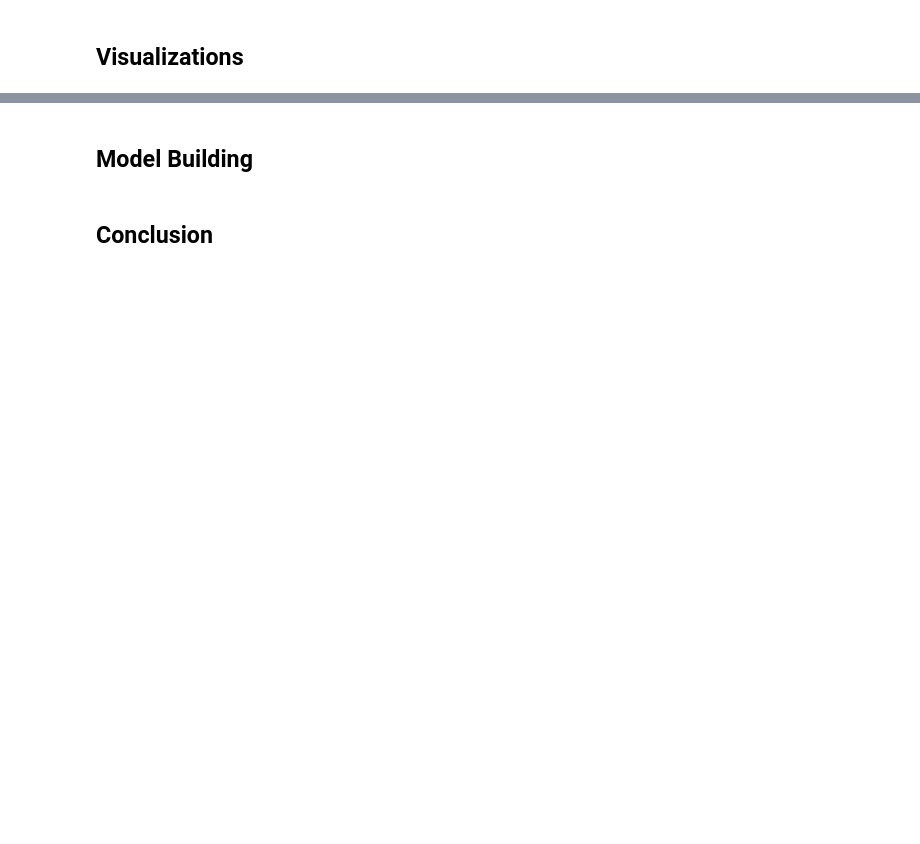
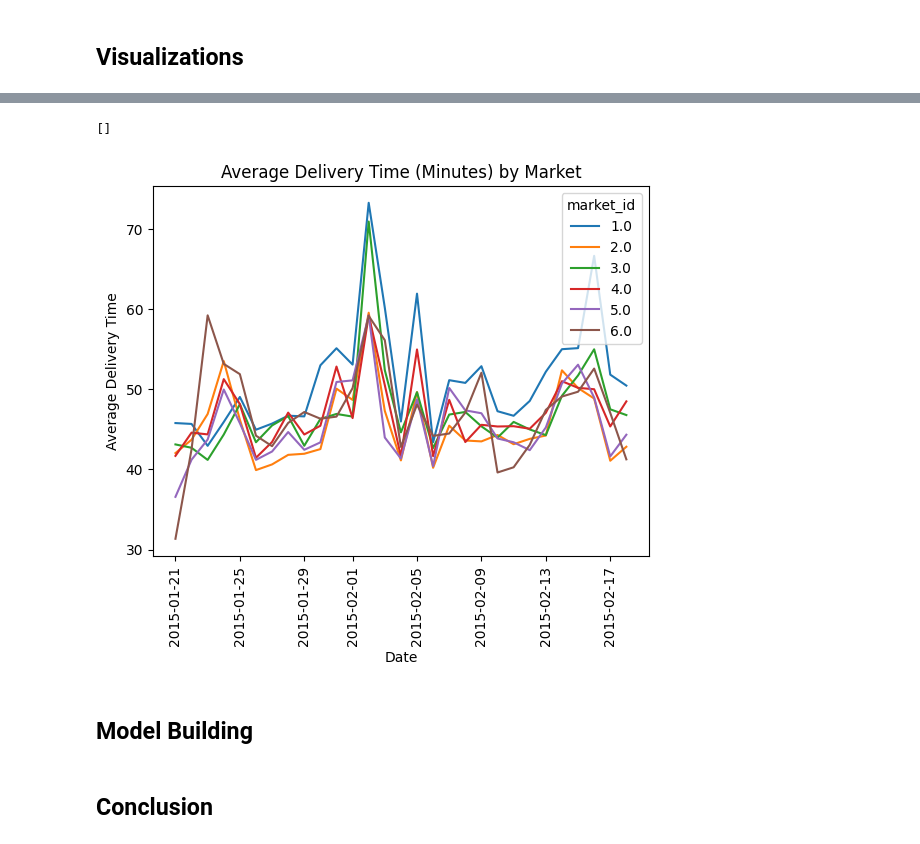
Before and after one commit to ShaneJett-DS/Doordash_Delivery_Analysis, a Jupyter notebook: delivery_eda.ipynb, the cells around one changed output, grey strips where cells are left out. Saved outputs shown, nothing was run; the diff lists cells and outputs as text; code cells hidden in the pictures; blank space fills up the shorter version.

```diff
--- a/delivery_eda.ipynb
+++ b/delivery_eda.ipynb
@@ -287,0 +310,3 @@ delivery_totals
+# %%
+market_delivery_avg_minutes = pd.pivot_table(data=deliveries, index='created_at_date', columns='market_id', values='total_delivery_minutes', aggfunc='mean')
+market_delivery_avg_minutes
@@ -300,3 +350,9 @@ plt.plot()
+# %%
+market_delivery_avg_minutes.plot(xlabel='Date', ylabel='Average Delivery Time', rot=90, title='Average Delivery Time (Minutes) by Market')
+plt.plot()
+# %% [output]
+[]
+[figure, added]
 # %% [markdown]
 ## Model Building
 # %% [markdown]
```
Also changed, not shown: parts of 6 cells of this notebook.
